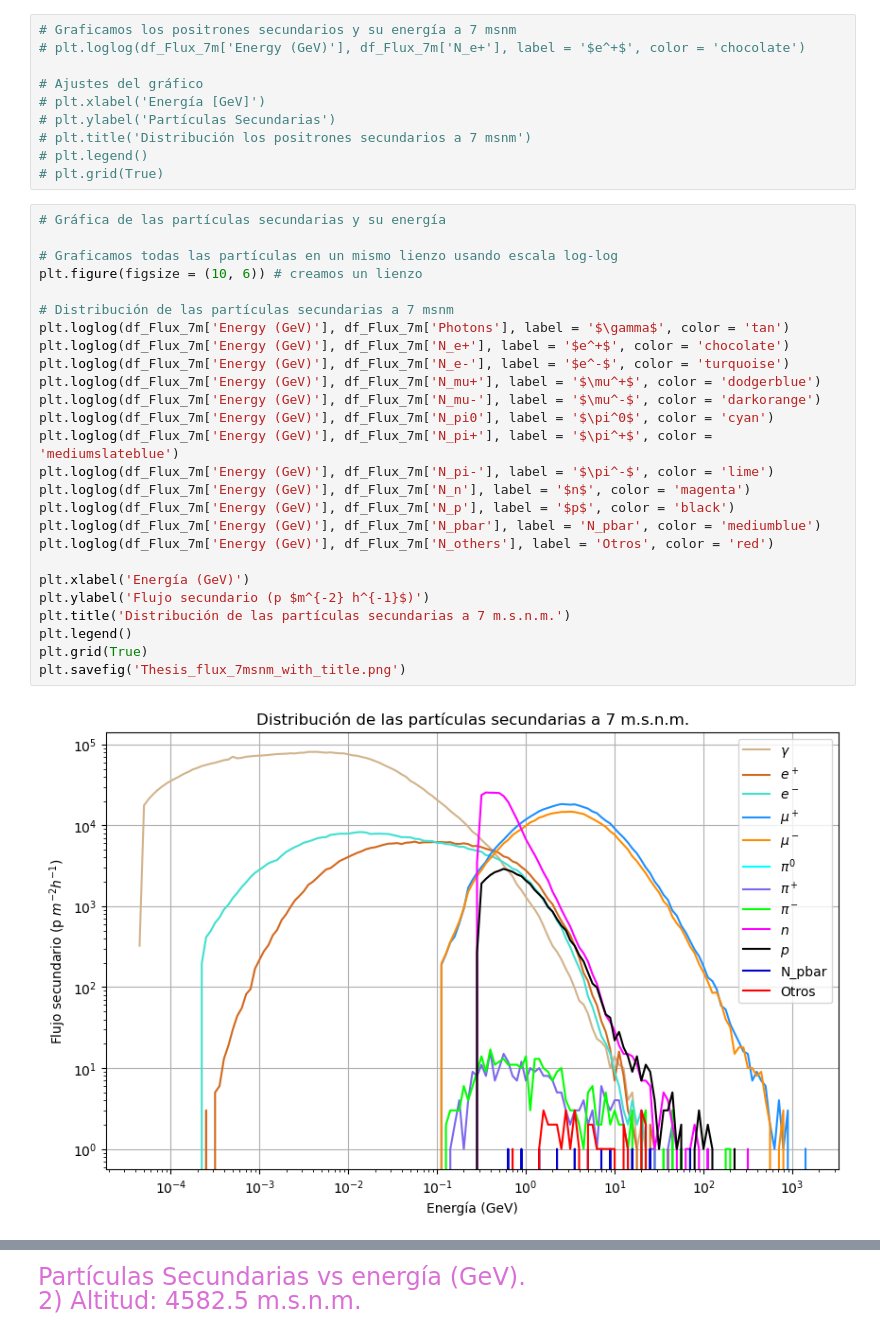
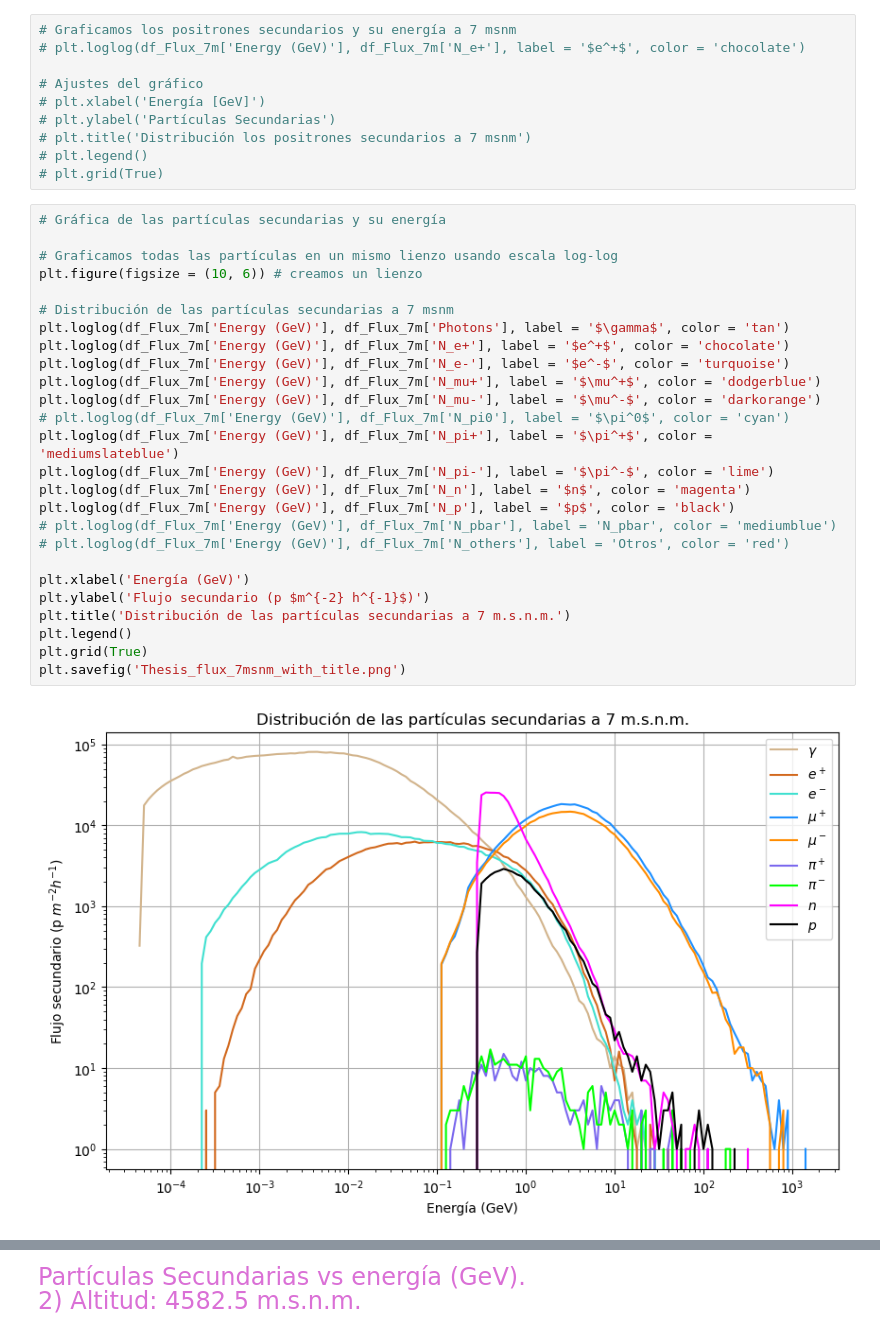
Before and after one commit to Mata13/BScThesis_CosmicRays, a Jupyter notebook: Thes_Flux_NP/Notebook/Thes_Flux_NP.ipynb, the cells around one changed output, grey strips where cells are left out. Cells and saved outputs as stored; diff of their text form.

```diff
--- a/Thes_Flux_NP/Notebook/Thes_Flux_NP.ipynb
+++ b/Thes_Flux_NP/Notebook/Thes_Flux_NP.ipynb
@@ -82,31 +83,31 @@ df_Flux_7m.shape
 # %%
 # Gráfica de las partículas secundarias y su energía
 
 # Graficamos todas las partículas en un mismo lienzo usando escala log-log
 plt.figure(figsize = (10, 6)) # creamos un lienzo
 
 # Distribución de las partículas secundarias a 7 msnm
 plt.loglog(df_Flux_7m['Energy (GeV)'], df_Flux_7m['Photons'], label = '$\gamma$', color = 'tan')
 plt.loglog(df_Flux_7m['Energy (GeV)'], df_Flux_7m['N_e+'], label = '$e^+$', color = 'chocolate')
 plt.loglog(df_Flux_7m['Energy (GeV)'], df_Flux_7m['N_e-'], label = '$e^-$', color = 'turquoise')
 plt.loglog(df_Flux_7m['Energy (GeV)'], df_Flux_7m['N_mu+'], label = '$\mu^+$', color = 'dodgerblue')
 plt.loglog(df_Flux_7m['Energy (GeV)'], df_Flux_7m['N_mu-'], label = '$\mu^-$', color = 'darkorange')
-plt.loglog(df_Flux_7m['Energy (GeV)'], df_Flux_7m['N_pi0'], label = '$\pi^0$', color = 'cyan')
+# plt.loglog(df_Flux_7m['Energy (GeV)'], df_Flux_7m['N_pi0'], label = '$\pi^0$', color = 'cyan')
 plt.loglog(df_Flux_7m['Energy (GeV)'], df_Flux_7m['N_pi+'], label = '$\pi^+$', color = 'mediumslateblue')
 plt.loglog(df_Flux_7m['Energy (GeV)'], df_Flux_7m['N_pi-'], label = '$\pi^-$', color = 'lime')
 plt.loglog(df_Flux_7m['Energy (GeV)'], df_Flux_7m['N_n'], label = '$n$', color = 'magenta')
 plt.loglog(df_Flux_7m['Energy (GeV)'], df_Flux_7m['N_p'], label = '$p$', color = 'black')
-plt.loglog(df_Flux_7m['Energy (GeV)'], df_Flux_7m['N_pbar'], label = 'N_pbar', color = 'mediumblue')
-plt.loglog(df_Flux_7m['Energy (GeV)'], df_Flux_7m['N_others'], label = 'Otros', color = 'red')
+# plt.loglog(df_Flux_7m['Energy (GeV)'], df_Flux_7m['N_pbar'], label = 'N_pbar', color = 'mediumblue')
+# plt.loglog(df_Flux_7m['Energy (GeV)'], df_Flux_7m['N_others'], label = 'Otros', color = 'red')
 
 plt.xlabel('Energía (GeV)')
 plt.ylabel('Flujo secundario (p $m^{-2} h^{-1}$)')
 plt.title('Distribución de las partículas secundarias a 7 m.s.n.m.')
 plt.legend()
 plt.grid(True)
 plt.savefig('Thesis_flux_7msnm_with_title.png')
 # %% [output]
-[figure, old version]
+[figure, new version]
 # %%
 # Gráfica de las partículas secundarias y su energía sin titulo
 
```
Also changed, not shown: parts of 9 cells of this notebook, 9 other files.
